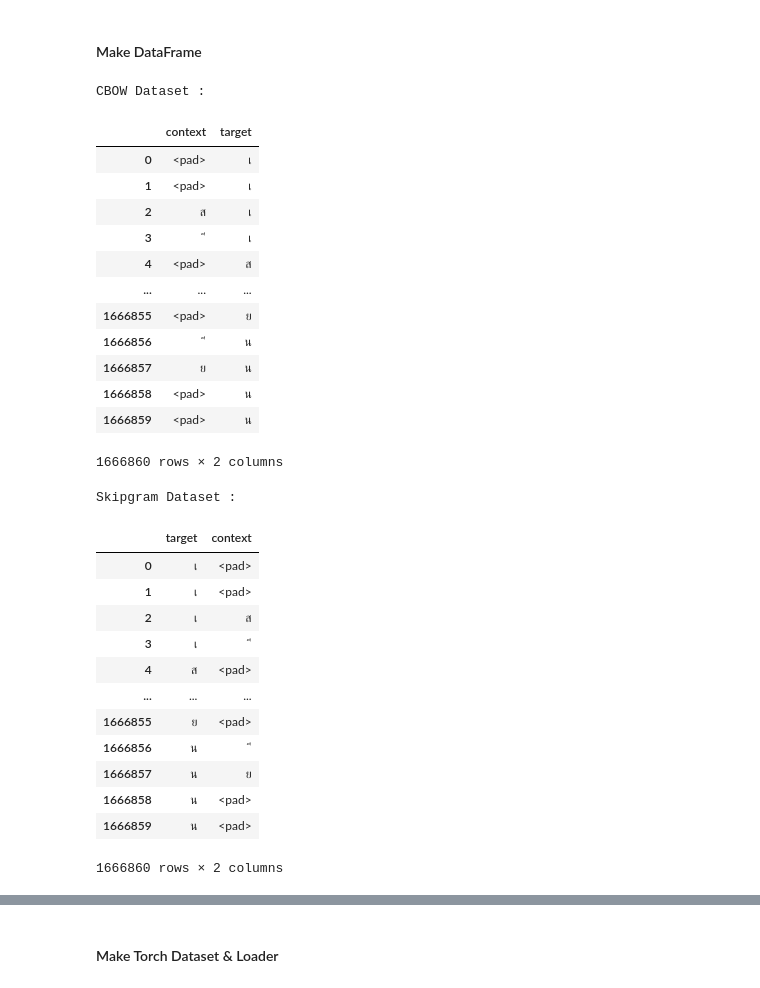
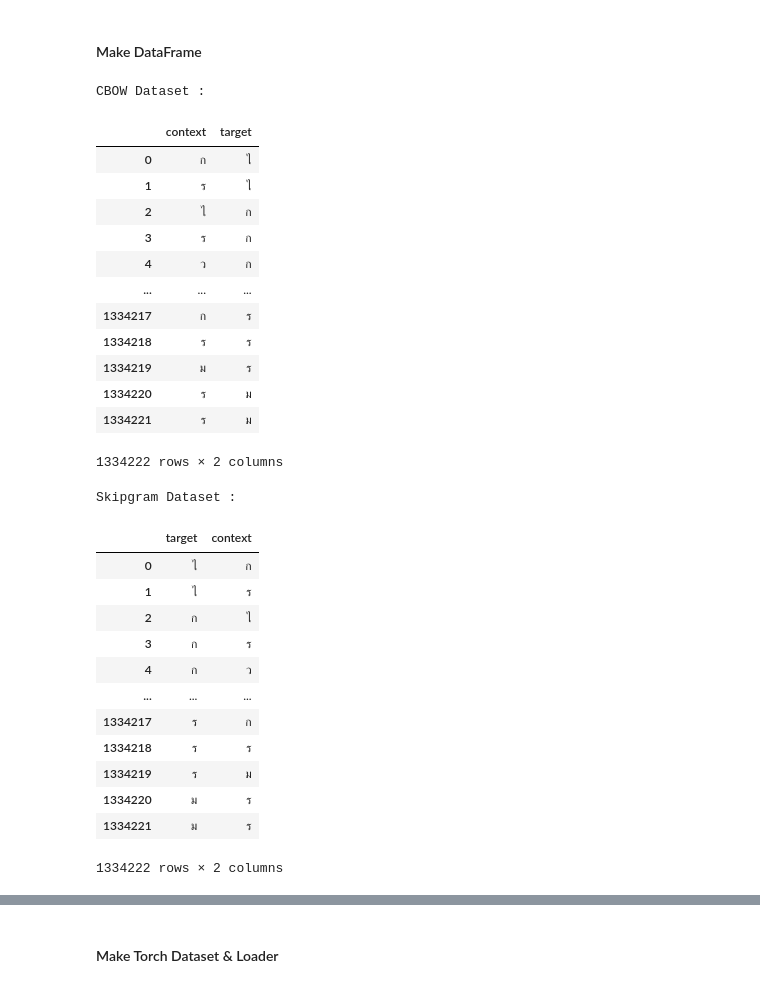
Before and after one commit to SaranAI/thai-char-embedding, a Jupyter notebook: notebooks/research/train_word2vec.ipynb, the cells around one changed output, grey strips where cells are left out. Cells and saved outputs as stored; diff of their text form; code cells hidden in the pictures.

```diff
--- a/notebooks/research/train_word2vec.ipynb
+++ b/notebooks/research/train_word2vec.ipynb
@@ -226,14 +228,15 @@ import pandas as pd
 # Now we make a function which turn corpus into datas
 def make_word2vec_dataset(corpus:str,
                           window_size:int=2,
-                          method="skipgram")->pd.DataFrame:
+                          method="skipgram",
+                          add_pad_token:bool=True)->pd.DataFrame:
 
   if method not in ["skipgram","cbow"]:
     raise NotImplementedError(f"Make sure method is skipgram or cbow")
 
   dataset = []
   for word in corpus:
-    rows = word_to_skipgram_row(word,window_size)
+    rows = word_to_skipgram_row(word,window_size,add_pad_token)
     dataset.extend(rows)
 
   # Convert tuple to pandas
@@ -246,7 +249,11 @@ def make_word2vec_dataset(corpus:str,
   return dataset
 
 def word_to_skipgram_row(word:str,
-                         window_size:int=2)->List[tuple]:
+                         window_size:int=2,
+                         add_pad_token:bool=True)->List[tuple]:
+  """
+    add_pad_token [bool] : add padding token
+  """
   rows = []
 
   for idx in range(len(word)):
@@ -260,7 +267,11 @@ def word_to_skipgram_row(word:str,
     for i in range(prev_idx,idx):
       # Context as pad if out of border
       if i < 0:
-        row = (char,"<pad>")
+        if add_pad_token:
+          row = (char,"<pad>")
+        else:
+          # Skip if not add_pad_token
+          continue
       else:
         row = (char,word[i])
       rows.append(row)
@@ -269,7 +280,11 @@ def word_to_skipgram_row(word:str,
     for i in range(idx+1,next_idx+1):
       # Create new instance
       if i > len(word)-1:
-        row = (char,"<pad>")
+        if add_pad_token:
+          row = (char,"<pad>")
+        else:
+          # Skip if not add_pad_token
+          continue
       else:
         row = (char,word[i])
       rows.append(row)
@@ -294,45 +309,47 @@ def token_to_id_dataset(dataset:pd.DataFrame,
 # %%
 cbow_df = make_word2vec_dataset(corpora,
                                 window_size=2,
-                                method="cbow")
+                                method="cbow",
+                                add_pad_token=False)
 
 skipgram_df = make_word2vec_dataset(corpora,
                                      window_size=2,
-                                     method="skipgram")
+                                     method="skipgram",
+                                     add_pad_token=False)
 print("CBOW Dataset :")
 display(cbow_df)
 
 print("Skipgram Dataset :")
 display(skipgram_df)
 # %% [output]
 CBOW Dataset :
 |  | context | target |
-| 0 | <pad> | เ |
-| 1 | <pad> | เ |
-| 2 | ส | เ |
-| 3 | ี | เ |
-| 4 | <pad> | ส |
+| 0 | ก | ไ |
+| 1 | ร | ไ |
+| 2 | ไ | ก |
+| 3 | ร | ก |
+| 4 | ว | ก |
 | ... | ... | ... |
-| 1666855 | <pad> | ย |
-| 1666856 | ี | น |
-| 1666857 | ย | น |
-| 1666858 | <pad> | น |
-| 1666859 | <pad> | น |
+| 1334217 | ก | ร |
+| 1334218 | ร | ร |
+| 1334219 | ม | ร |
+| 1334220 | ร | ม |
+| 1334221 | ร | ม |
-1666860 rows × 2 columns
+1334222 rows × 2 columns
 Skipgram Dataset :
 |  | target | context |
-| 0 | เ | <pad> |
-| 1 | เ | <pad> |
-| 2 | เ | ส |
-| 3 | เ | ี |
-| 4 | ส | <pad> |
+| 0 | ไ | ก |
+| 1 | ไ | ร |
+| 2 | ก | ไ |
+| 3 | ก | ร |
+| 4 | ก | ว |
 | ... | ... | ... |
-| 1666855 | ย | <pad> |
-| 1666856 | น | ี |
-| 1666857 | น | ย |
-| 1666858 | น | <pad> |
-| 1666859 | น | <pad> |
+| 1334217 | ร | ก |
+| 1334218 | ร | ร |
+| 1334219 | ร | ม |
+| 1334220 | ม | ร |
+| 1334221 | ม | ร |
-1666860 rows × 2 columns
+1334222 rows × 2 columns
 # %%
 # Convert them to integer
 cbow_df = token_to_id_dataset(cbow_df,vocabulary)
```
Also changed, not shown: parts of 10 cells of this notebook.
